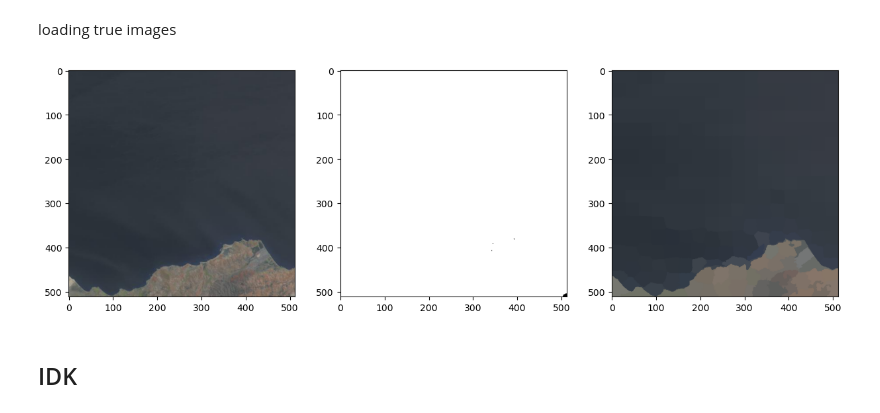
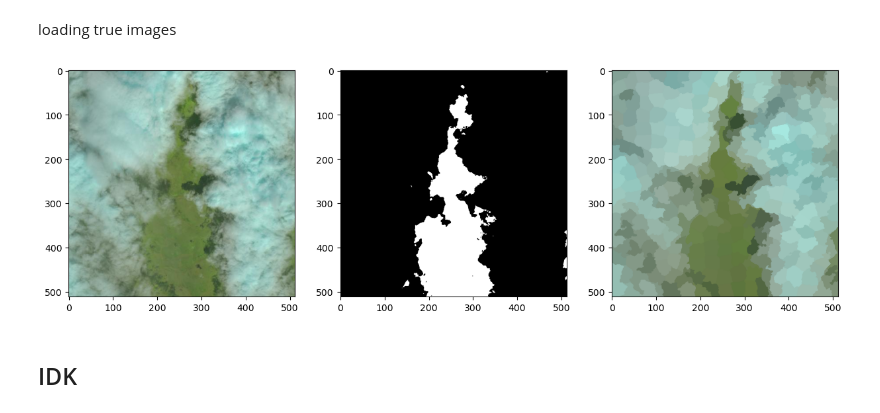
Before and after one commit to SAint7579/ComputerVision_CloudSegmentation, a Jupyter notebook: utils.ipynb, the cells around one changed output. Drawn from its saved outputs; the diff is of its cells as text; code cells hidden in the pictures.

```diff
--- a/utils.ipynb
+++ b/utils.ipynb
@@ -135,18 +135,18 @@ for i in range(len(true_dataset)):
             true_patches.append(patch)
             label_patches.append(label_patch)
 # %%
-patch_number=16
+patch_number=1600
 
 plt.figure(figsize=(15,5))
 plt.subplot(1,3,1)
 plt.imshow(true_patches[patch_number],cmap='gray')
 plt.subplot(1,3,2)
 plt.imshow(label_patches[patch_number],cmap='gray')
 plt.subplot(1,3,3)
 plt.imshow(convert_image_array_to_slic_with_properties(image_array=true_patches[patch_number],binary_array=label_patches[patch_number],n_segments=300)[0],cmap='gray')
 plt.show()
 # %% [output]
-[figure, old version]
+[figure, new version]
 # %% [markdown]
 ## IDK
 # %%
```
